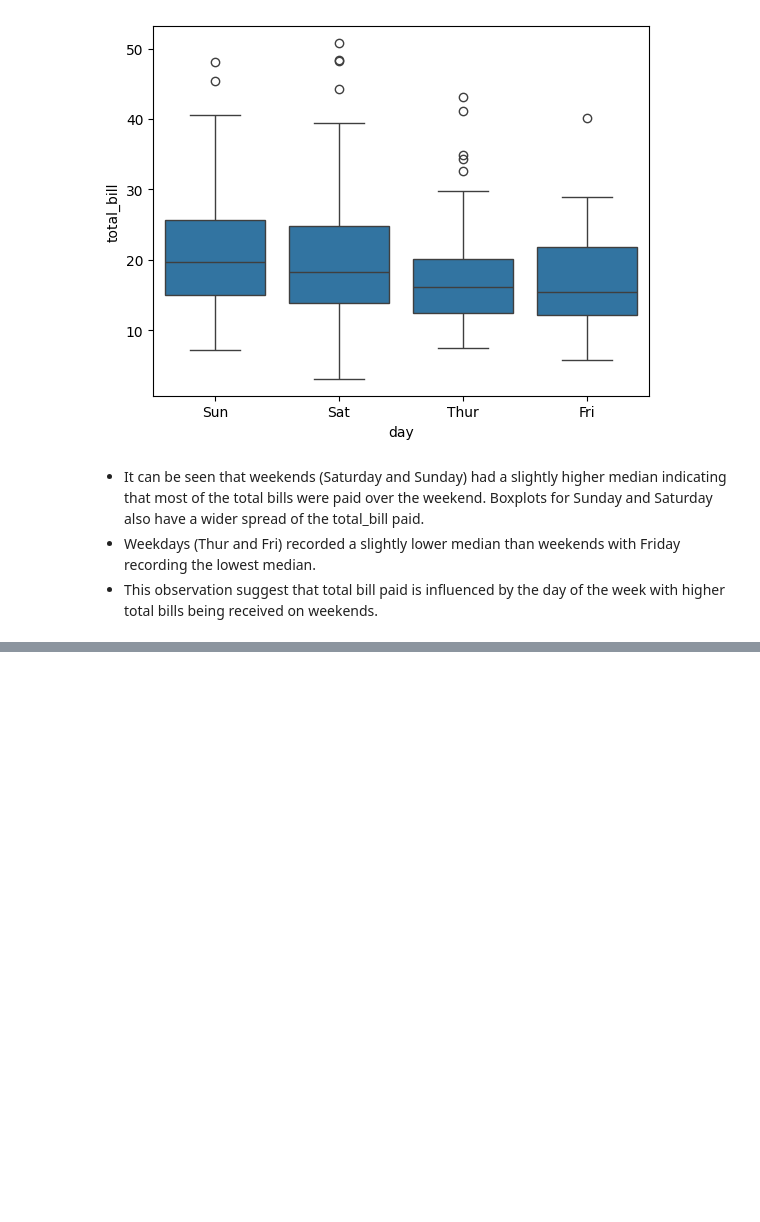
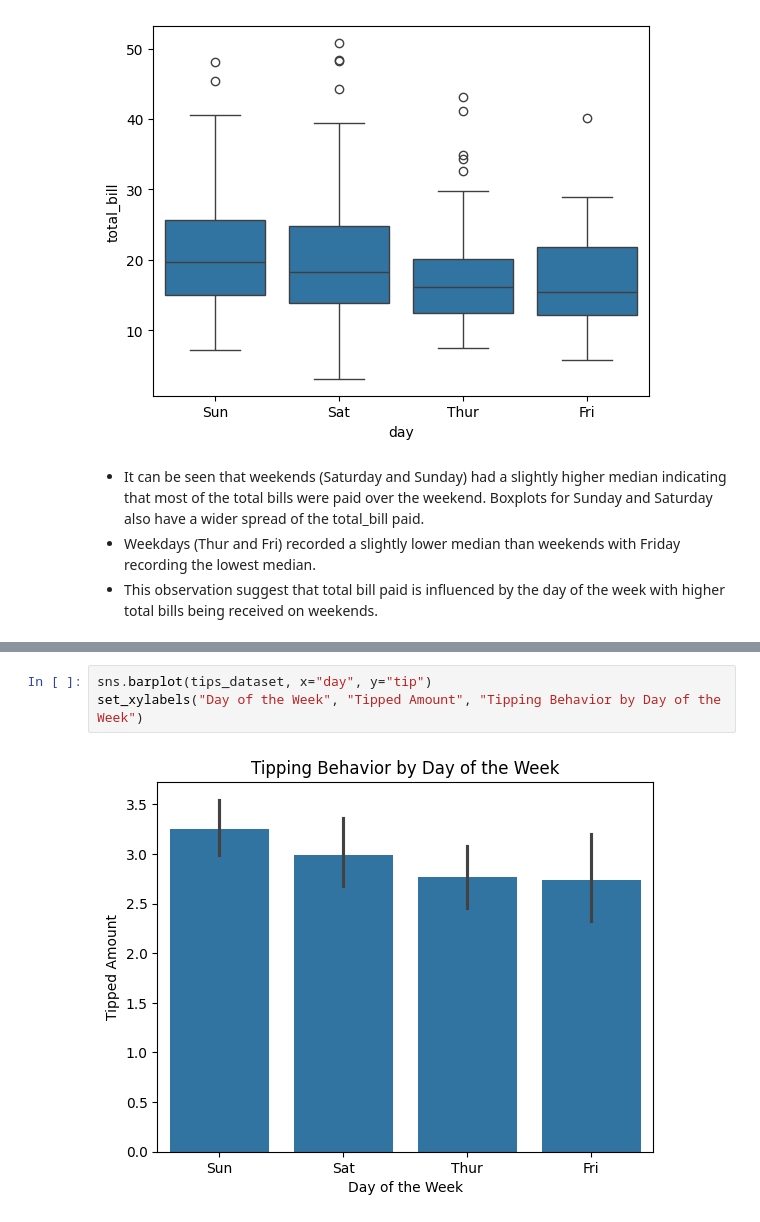
Before and after one commit to mut-rogers/tipsEDA, a Jupyter notebook: tips.ipynb, the cells around one changed output, grey strips where cells are left out. Cells and saved outputs as stored; diff of their text form; blank space fills up the shorter version.

```diff
--- a/tips.ipynb
+++ b/tips.ipynb
@@ -132,0 +202,5 @@ sns.boxplot(tips_dataset, x="day", y="total_bill")
+# %%
+sns.barplot(tips_dataset, x="day", y="tip")
+set_xylabels("Day of the Week", "Tipped Amount", "Tipping Behavior by Day of the Week")
+# %% [output]
+[figure, added]
```
Also changed, not shown: parts of 14 cells of this notebook.
